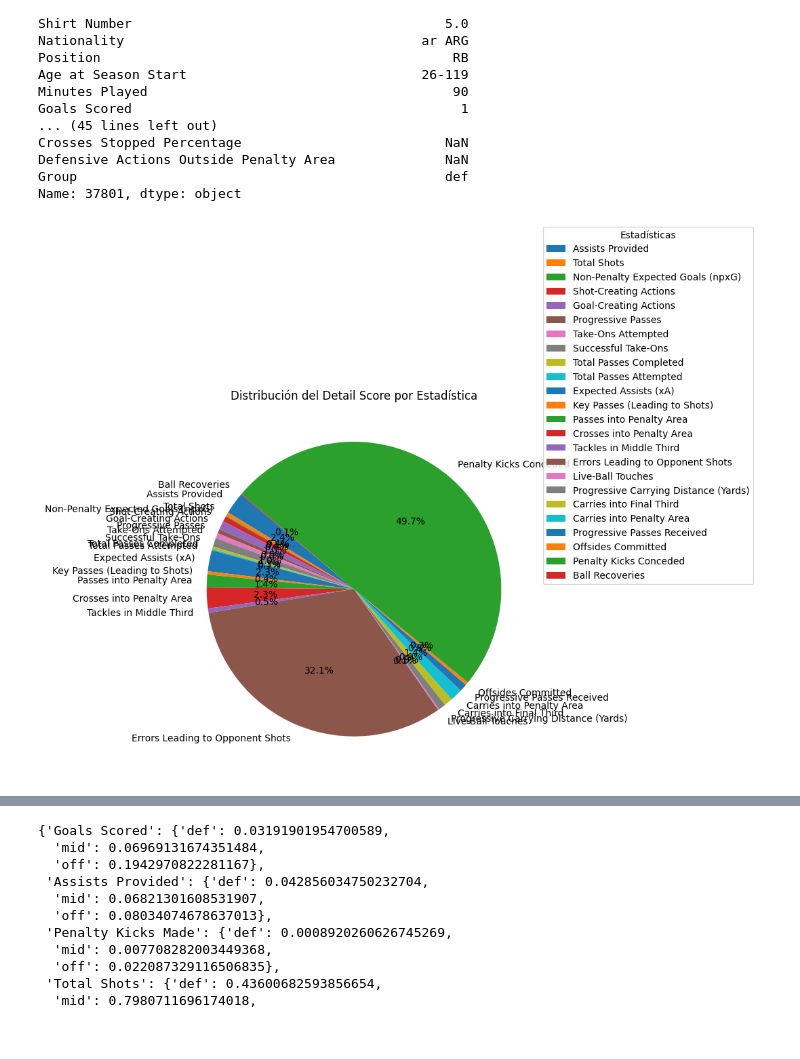
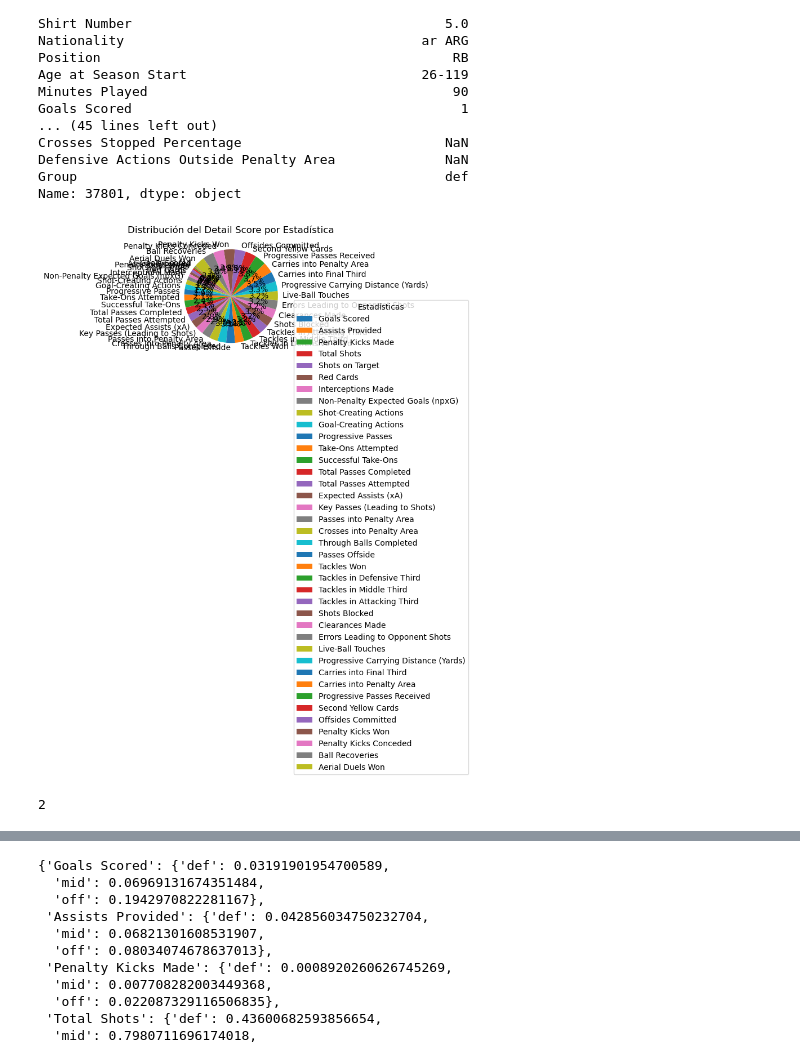
Before and after one commit to marcfolchp/thunder, a Jupyter notebook: YELO/formula-step1.ipynb, the cells around one changed output, grey strips where cells are left out. Cells and saved outputs as stored; diff of their text form; code cells hidden in the pictures.

Commit message:
Introducción de desv. estándar en la fórmula

```diff
--- a/YELO/formula-step1.ipynb
+++ b/YELO/formula-step1.ipynb
@@ -510,0 +511,18 @@ new["Score"] = new.apply(compute_score, axis=1)
+# %%
+# Introducir desv. estándar
+
+new = new.iloc[:, 1:]
+new = new[new["Group"].notna()]
+
+# medias = weights
+
+def compute_score(row):
+    score = 0
+    for col in new.columns:
+        if col == "Group":
+            continue
+        group = row["Group"]
+        score += ((row[col] - medias[col][group])/std[col][group]) * w[col][group]
+    return score
+
+new["Score"] = new.apply(compute_score, axis=1)
@@ -721,33 +779,38 @@ def detail_score(db, row):
     for col in db.columns:
         if col in ["Group", "Score", "modified_score", "name player", "Normalized Score"]:
             continue
         group = row["Group"]
-        score = (row[col] / medias[col][group]) * w[col][group]
+        # score = (row[col] / medias[col][group]) * w[col][group]
+        score += ((row[col] - medias[col][group])/std[col][group]) * w[col][group]
         stats_scores.loc[col] = score
     return stats_scores
 
-detail_score_for_max_score = detail_score(new,new.loc[8847])
+detail_score_for_max_score = detail_score(new,new.loc[70468])
 
 import matplotlib.pyplot as plt
 
 # Crear el pie chart
 def plot_pie_chart(stats_scores):
     # Filtrar valores no cero
     stats_scores_filtered = stats_scores[stats_scores["Detail Score"] > 0]
 
     # Preparar datos para el gráfico
     labels = stats_scores_filtered.index  # Nombres de las estadísticas
     sizes = stats_scores_filtered["Detail Score"]  # Valores correspondientes
 
     # Crear el gráfico
     plt.figure(figsize=(10, 8))
     plt.pie(sizes, labels=labels, autopct='%1.1f%%', startangle=140)
     plt.title("Distribución del Detail Score por Estadística")
     plt.legend(labels, title="Estadísticas", loc="best", bbox_to_anchor=(1, 0.5))
     plt.tight_layout()
     plt.show()
 
 # Llamar la función con el dataframe resultante
 plot_pie_chart(detail_score_for_max_score)
 # %% [output]
-[figure, old version]
+[figure, new version]
+# %%
+new["Penalty Kicks Conceded"].max()
+# %% [output]
+2
```
Also changed, not shown: parts of 16 cells of this notebook, 1 other file.
